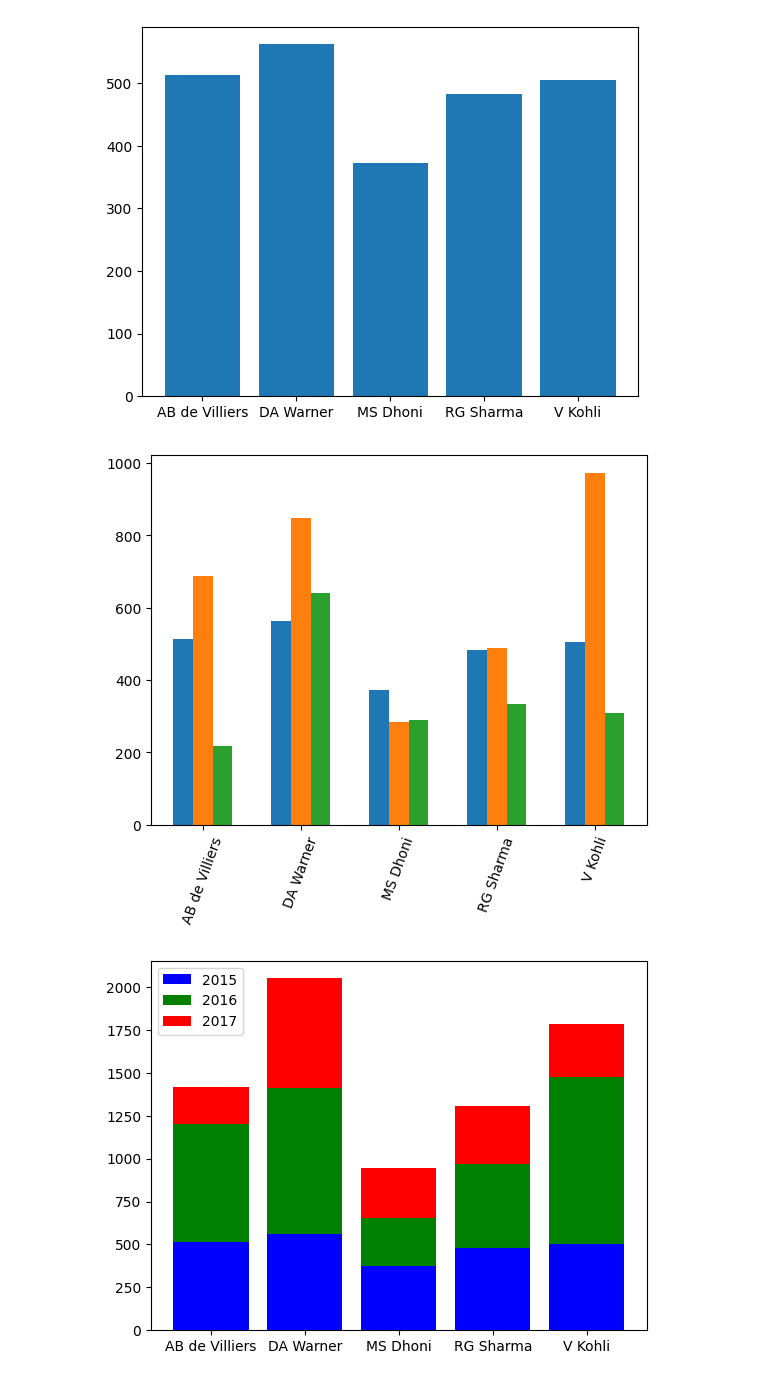
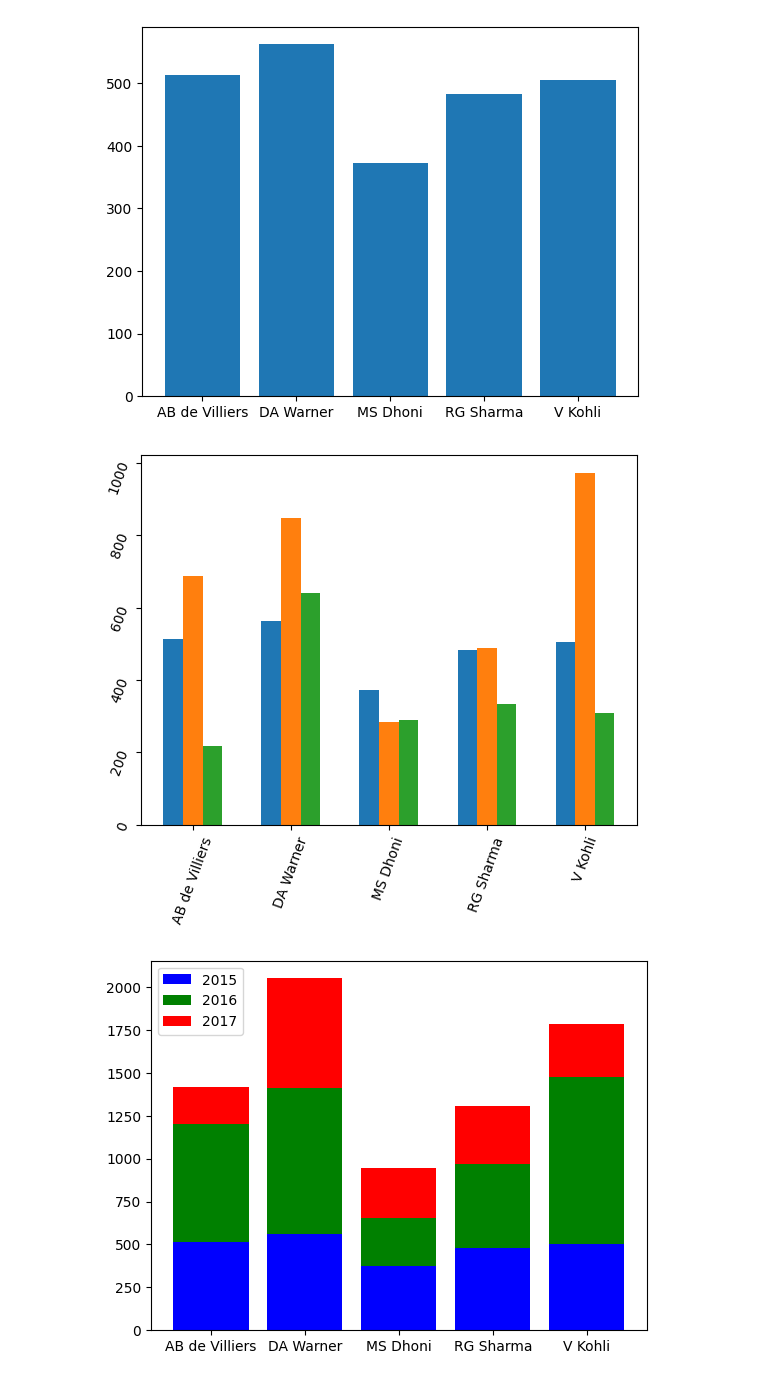
Before and after one commit to mhandihadjadene-blip/intial_commit, a Jupyter notebook: matplotlib-seaborn/matplotlib/matplot-.ipynb, the cells around one changed output. Drawn from its saved outputs; the diff is of its cells as text; code cells hidden in the pictures.

```diff
--- a/matplotlib-seaborn/matplot-seaborn.ipynb
+++ b/matplotlib-seaborn/matplotlib/matplot-.ipynb
@@ -101,15 +101,16 @@ plt.bar(batsman['batsman'], batsman['2015'])
 # %%
 #side to side
 plt.xticks(np.arange(batsman.shape[0]), batsman['batsman'])
 plt.xticks(rotation = 70)
+plt.yticks(rotation= 70)
 
 plt.bar(np.arange(batsman.shape[0])-0.2, batsman['2015'],width = 0.2)
 plt.bar(np.arange(batsman.shape[0]), batsman['2016'],width = 0.2)
 plt.bar(np.arange(batsman.shape[0])+0.2, batsman['2017'],width = 0.2)
 
 plt.show()
 # %% [output]
-[figure, old version]
+[figure, new version]
 # %%
 #scacked bar chart
 plt.bar(batsman['batsman'], batsman['2015'], label = '2015', color = 'blue')
```
Also changed, not shown: parts of 1 cell of this notebook, 9 other files.
